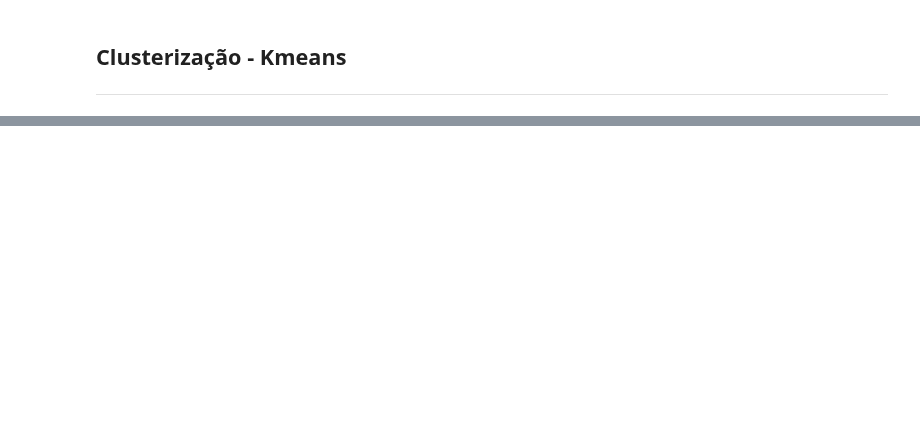
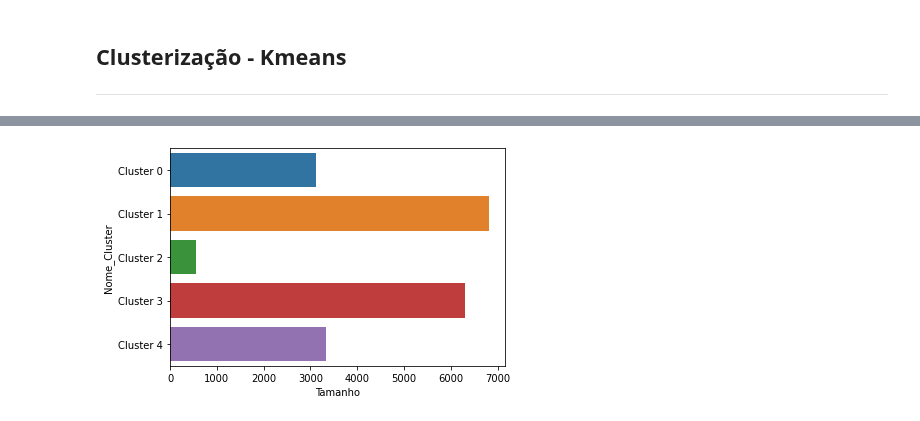
Before and after one commit to ieee-uerj/capes-data-analysis, a Jupyter notebook: Andrey/clusterizacao_gb4.ipynb, the cells around one changed output, grey strips where cells are left out. Drawn from its saved outputs; the diff is of its cells as text; code cells hidden in the pictures; blank space fills up the shorter version.

Commit message:
Caracterização do cluster - separação e algumas analises

```diff
--- a/Andrey/clusterizacao_gb4.ipynb
+++ b/Andrey/clusterizacao_gb4.ipynb
@@ -226,7 +127,0 @@ array([[-31.5444801 , -29.50537702],
-# %%
-distancia = []
-repeticoes = range(1,20)
-for x in repeticoes:
-  modelo = KMeans(n_clusters=x)
-  modelo.fit(D_escalonados)
-  distancia.append(modelo.inertia_)
@@ -269,4 +128,8 @@ optimal_number_of_clusters(distancia)
+# %%
+scaler = StandardScaler().fit(x)
+x=scaler.transform(x)
 # %%
-modelo=KMeans(n_clusters=6)
-modelo.fit(D_escalonados)
-centroides= modelo.cluster_centers_
+modelo=KMeans(n_clusters=5, random_state=0)
+pred = modelo.fit_predict(x)
+df['Cluster'] = pred
+#centroides= modelo.cluster_centers_
@@ -311,0 +136,6 @@ sns.scatterplot(x='Eixo_1', y ='Eixo_2', hue='Cluster', data = A, palette=paleta
+# %%
+df0 = df[df.Cluster==0]
+df1 = df[df.Cluster==1]
+df2 = df[df.Cluster==2]
+df3 = df[df.Cluster==3]
+df4 = df[df.Cluster==4]
@@ -311,0 +151,10 @@ sns.scatterplot(x='Eixo_1', y ='Eixo_2', hue='Cluster', data = A, palette=paleta
+# %%
+"""Verificando o tamanho de cada cluster"""
+
+size = {'Nome_Cluster': ['Cluster 0','Cluster 1','Cluster 2','Cluster 3','Cluster 4'],
+        'Tamanho': [df0.shape[0], df1.shape[0],df2.shape[0],df3.shape[0],df4.shape[0]]}
+
+dfsize = pd.DataFrame(data=size)
+ax = sns.barplot(data=dfsize, x = 'Tamanho', y = 'Nome_Cluster')
+# %% [output]
+[figure, added]
```
Also changed, not shown: parts of 57 cells of this notebook.
